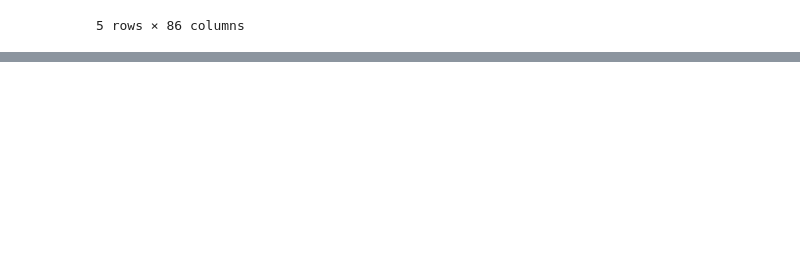
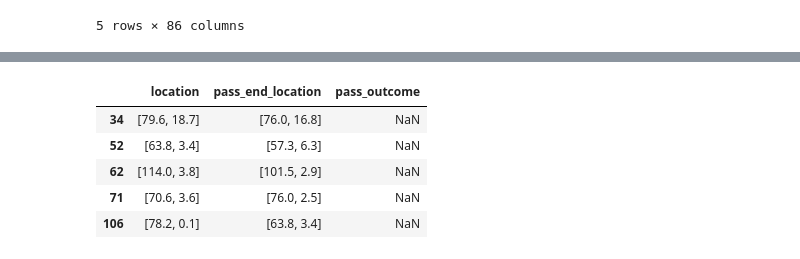
Before and after one commit to FreddyAdongo/football-analytics, a Jupyter notebook: euro-2024-data.ipynb, the cells around one changed output, grey strips where cells are left out. Saved outputs shown, nothing was run; the diff lists cells and outputs as text; code cells hidden in the pictures; blank space fills up the shorter version.

```diff
--- a/euro-2024-data.ipynb
+++ b/euro-2024-data.ipynb
@@ -99,0 +71,11 @@ df.head()
+# %%
+df = df[['location', 'pass_end_location', 'pass_outcome']]
+# %%
+df.head()
+# %% [output]
+|  | location | pass_end_location | pass_outcome |
+| 34 | [79.6, 18.7] | [76.0, 16.8] | NaN |
+| 52 | [63.8, 3.4] | [57.3, 6.3] | NaN |
+| 62 | [114.0, 3.8] | [101.5, 2.9] | NaN |
+| 71 | [70.6, 3.6] | [76.0, 2.5] | NaN |
+| 106 | [78.2, 0.1] | [63.8, 3.4] | NaN |
```
Also changed, not shown: parts of 12 cells of this notebook.
